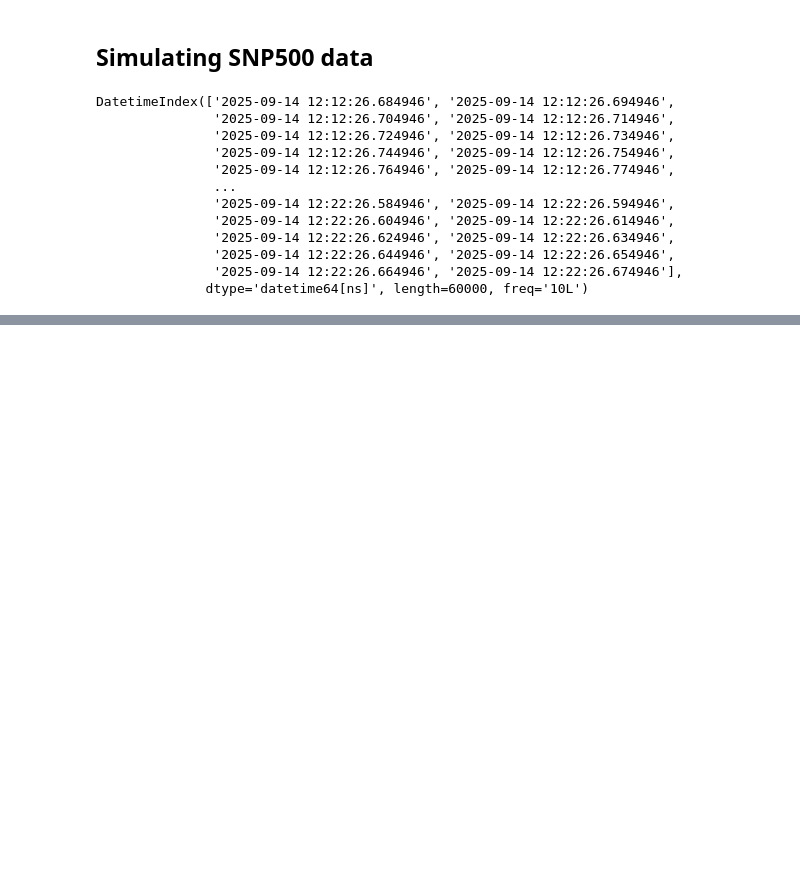
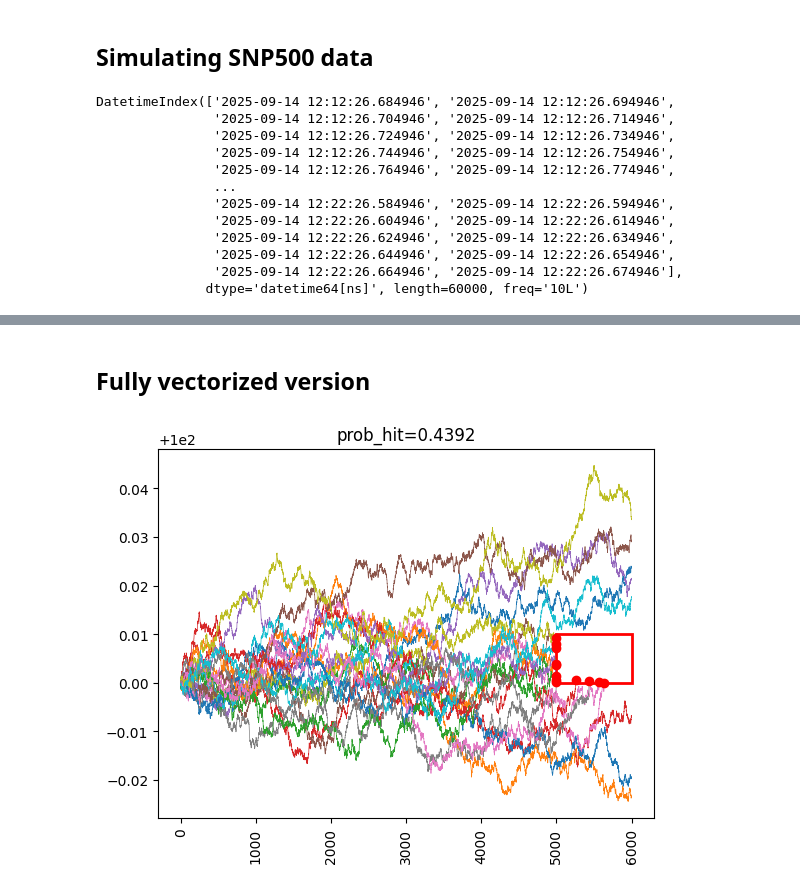
Before and after one commit to tsteindl/market_quota_game, a Jupyter notebook: main.ipynb, the cells around one changed output, grey strips where cells are left out. Saved outputs shown, nothing was run; the diff lists cells and outputs as text; code cells hidden in the pictures; blank space fills up the shorter version.

```diff
--- a/main.ipynb
+++ b/main.ipynb
@@ -71,0 +118,49 @@ plt.show()
+# %% [markdown]
+## Fully vectorized version
+# %%
+n_paths = 10000
+show_paths = 20
+
+t = np.arange(n)
+S = geom_brownian_motion(S0, m, s, (n, n_paths), dt)
+
+t_broadcasted = t[:, None]  # shape (n,1)
+
+mask = (t_broadcasted >= x0) & (t_broadcasted <= x1) & (S >= y0) & (S <= y1)
+
+hits_mask = np.any(mask, axis=0)  # shape (n_paths,), True if path hits
+
+hits_numeric = hits_mask.astype(float)
+
+first_idx = np.argmax(mask, axis=0)  # shape (n_paths,)
+
+first_idx[~hits_mask] = -1
+
+cumsum_hits = np.cumsum(hits_numeric)
+
+cum_prob = cumsum_hits / np.arange(1, len(hits_numeric)+1)
+
+prob_hit = cum_prob[-1]
+
+fig, ax = plt.subplots()
+ax.ticklabel_format(style='plain', axis='y')
+plt.xticks(rotation=90)
+
+plt.title(f"{prob_hit = }")
+
+rect = patches.Rectangle((5000, S0), 1000, 0.01, linewidth=2, edgecolor='r', facecolor='none')
+
+ax.add_patch(rect)
+
+for j in range(min(S.shape[1], show_paths)):
+    if hits_mask[j]:
+        idx = first_idx[j]
+        ax.plot(t[:idx+1], S[:idx+1, j], linewidth=0.5)
+        ax.scatter(t[idx], S[idx, j], color="red", zorder=5)
+    else:
+        ax.plot(t, S[:, j], linewidth=0.5)
+
+plt.title(f"{prob_hit=}")
+plt.show()
+# %% [output]
+[figure, added]
```
Also changed, not shown: parts of 9 cells of this notebook.
